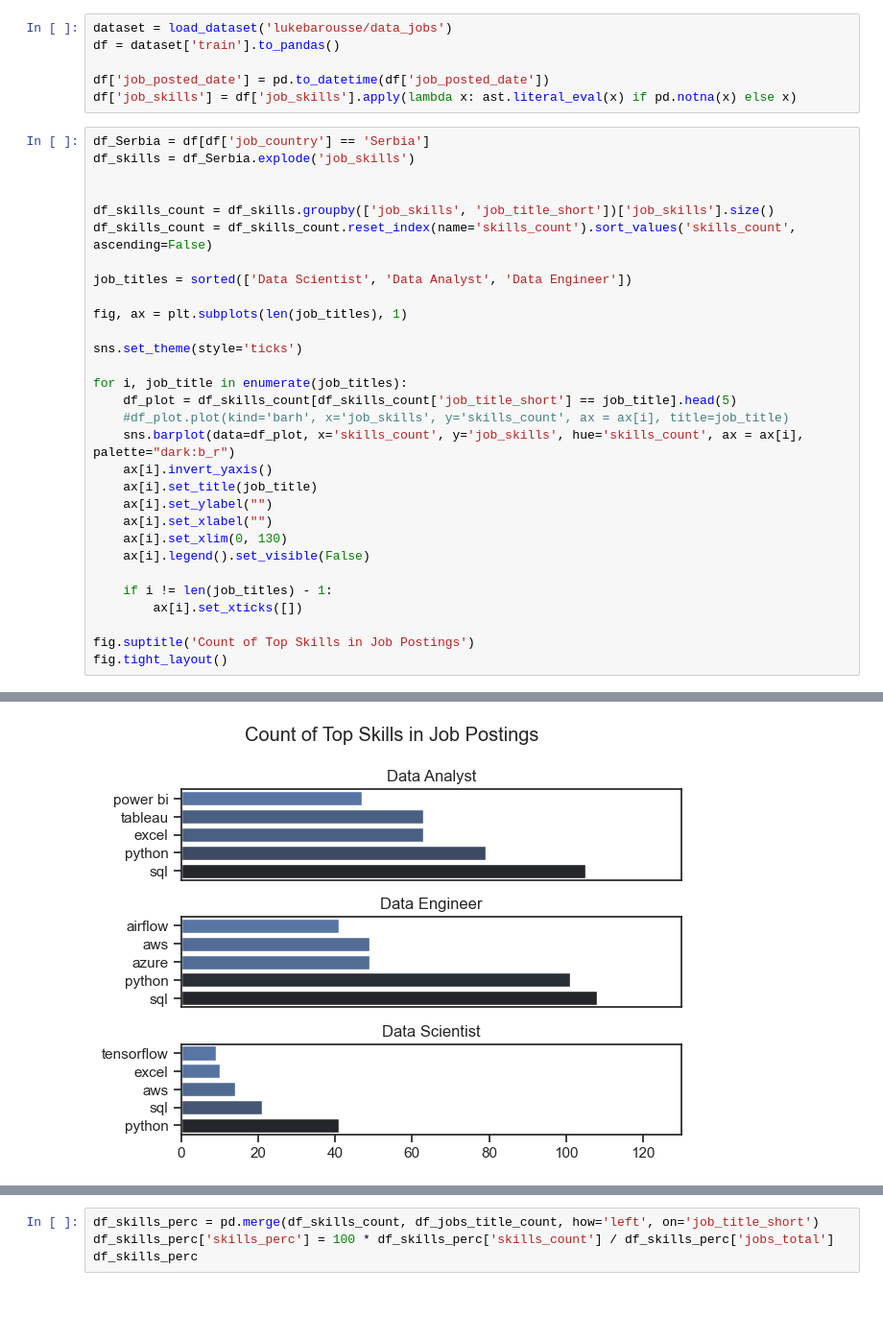
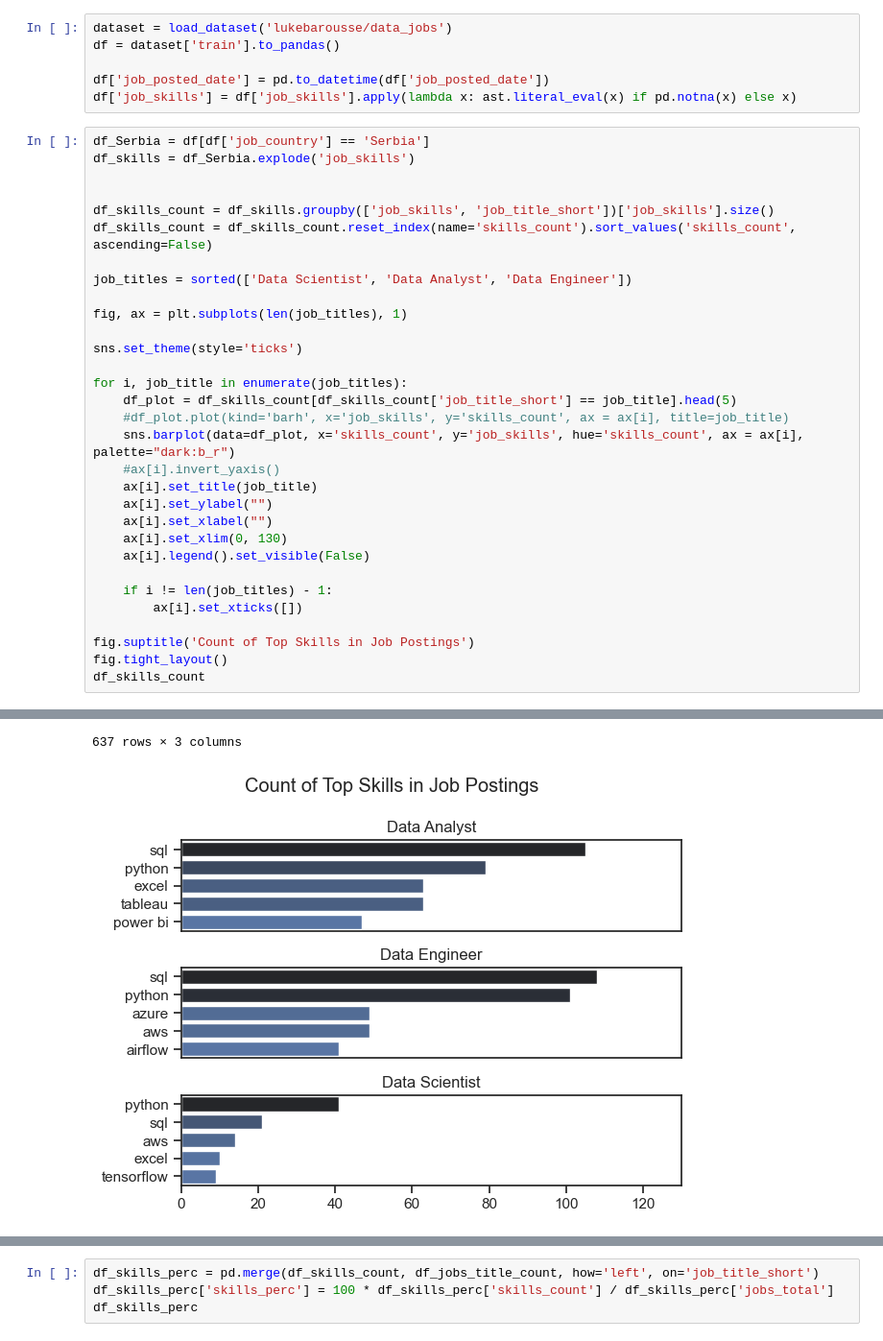
Before and after one commit to eevantheterrible3/Python_Data_Project, a Jupyter notebook: 3_Project/2_Skills_Demand.ipynb, the cells around one changed output, grey strips where cells are left out. Shown: that part at 96% size. Saved outputs shown, nothing was run; the diff lists cells and outputs as text; blank space fills up the shorter version.

```diff
--- a/3_Project/2_Skills_Demand.ipynb
+++ b/3_Project/2_Skills_Demand.ipynb
@@ -30,7 +30,7 @@ for i, job_title in enumerate(job_titles):
     df_plot = df_skills_count[df_skills_count['job_title_short'] == job_title].head(5)
     #df_plot.plot(kind='barh', x='job_skills', y='skills_count', ax = ax[i], title=job_title)
     sns.barplot(data=df_plot, x='skills_count', y='job_skills', hue='skills_count', ax = ax[i], palette="dark:b_r")
-    ax[i].invert_yaxis()
+    #ax[i].invert_yaxis()
     ax[i].set_title(job_title)
     ax[i].set_ylabel("")
     ax[i].set_xlabel("")
@@ -42,4 +42,5 @@ for i, job_title in enumerate(job_titles):
 
 fig.suptitle('Count of Top Skills in Job Postings')
 fig.tight_layout()
+df_skills_count
 # %% [output]
@@ -46,3 +59,4 @@ fig.tight_layout()
+637 rows × 3 columns
-[figure, old version]
+[figure, new version]
 # %%
 df_jobs_title_count = df_Serbia['job_title_short'].value_counts().reset_index(name='jobs_total')
```
Also changed, not shown: parts of 2 cells of this notebook, 4 other files.
